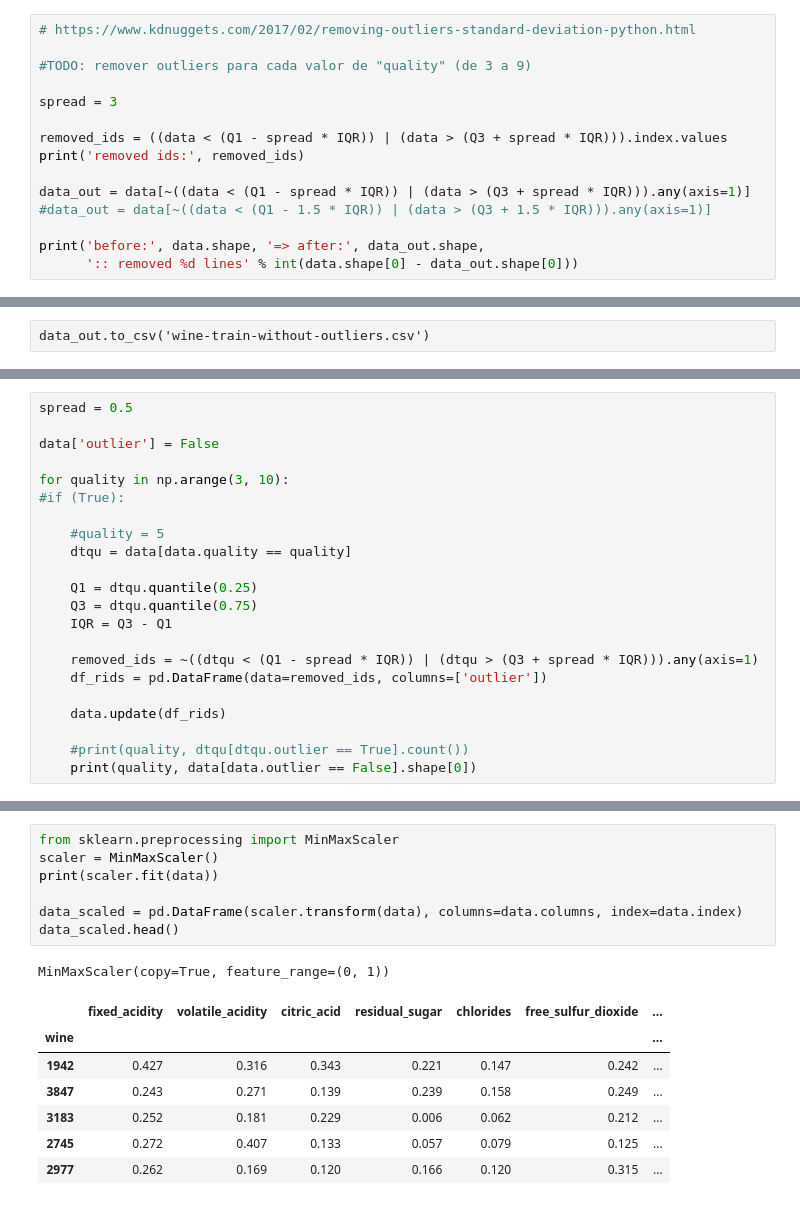
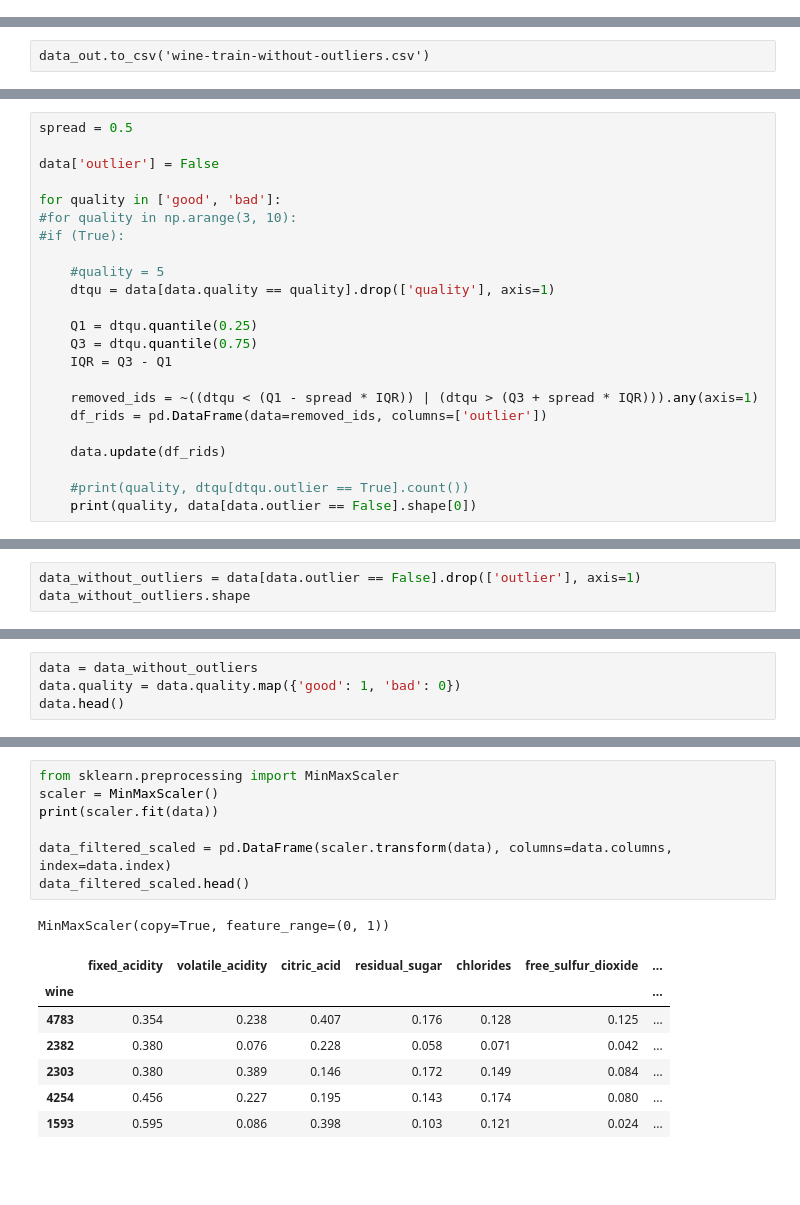
Before and after one commit to hjort/ai-labs, a Jupyter notebook: kaggle/serpro-wine/Wine - 1 Análise Exploratória.ipynb, the cells around one changed output, grey strips where cells are left out. Saved outputs shown, nothing was run; the diff lists cells and outputs as text; blank space fills up the shorter version.

```diff
--- a/kaggle/serpro-wine/Wine - 1 Análise Exploratória.ipynb
+++ b/kaggle/serpro-wine/Wine - 1 Análise Exploratória.ipynb
@@ -200,17 +162,2 @@ dtype: float64
 # %% [raw]
 print(data < (Q1 - 1.5 * IQR)) | (data > (Q3 + 1.5 * IQR))
-# %%
-# https://www.kdnuggets.com/2017/02/removing-outliers-standard-deviation-python.html
-
-#TODO: remover outliers para cada valor de "quality" (de 3 a 9)
-
-spread = 3
-
-removed_ids = ((data < (Q1 - spread * IQR)) | (data > (Q3 + spread * IQR))).index.values
-print('removed ids:', removed_ids)
-
-data_out = data[~((data < (Q1 - spread * IQR)) | (data > (Q3 + spread * IQR))).any(axis=1)]
-#data_out = data[~((data < (Q1 - 1.5 * IQR)) | (data > (Q3 + 1.5 * IQR))).any(axis=1)]
-
-print('before:', data.shape, '=> after:', data_out.shape,
-      ':: removed %d lines' % int(data.shape[0] - data_out.shape[0]))
@@ -240,11 +193,12 @@ spread = 0.5
 
 data['outlier'] = False
 
-for quality in np.arange(3, 10):
+for quality in ['good', 'bad']:
+#for quality in np.arange(3, 10):
 #if (True):
 
     #quality = 5
-    dtqu = data[data.quality == quality]
+    dtqu = data[data.quality == quality].drop(['quality'], axis=1)
 
     Q1 = dtqu.quantile(0.25)
     Q3 = dtqu.quantile(0.75)
@@ -296,0 +244,3 @@ data[data.outlier == False].shape
+# %%
+data_without_outliers = data[data.outlier == False].drop(['outlier'], axis=1)
+data_without_outliers.shape
@@ -303,0 +261,4 @@ data_out.head()
+# %%
+data = data_without_outliers
+data.quality = data.quality.map({'good': 1, 'bad': 0})
+data.head()
@@ -304,17 +273,17 @@ data_out.head()
 # %%
 from sklearn.preprocessing import MinMaxScaler
 scaler = MinMaxScaler()
 print(scaler.fit(data))
 
-data_scaled = pd.DataFrame(scaler.transform(data), columns=data.columns, index=data.index)
-data_scaled.head()
+data_filtered_scaled = pd.DataFrame(scaler.transform(data), columns=data.columns, index=data.index)
+data_filtered_scaled.head()
 # %% [output]
 MinMaxScaler(copy=True, feature_range=(0, 1))
 |  | fixed_acidity | volatile_acidity | citric_acid | residual_sugar | chlorides | free_sulfur_dioxide | ... |
 | wine |  |  |  |  |  |  | ... |
-| 1942 | 0.427 | 0.316 | 0.343 | 0.221 | 0.147 | 0.242 | ... |
-| 3847 | 0.243 | 0.271 | 0.139 | 0.239 | 0.158 | 0.249 | ... |
-| 3183 | 0.252 | 0.181 | 0.229 | 0.006 | 0.062 | 0.212 | ... |
-| 2745 | 0.272 | 0.407 | 0.133 | 0.057 | 0.079 | 0.125 | ... |
-| 2977 | 0.262 | 0.169 | 0.120 | 0.166 | 0.120 | 0.315 | ... |
+| 4783 | 0.354 | 0.238 | 0.407 | 0.176 | 0.128 | 0.125 | ... |
+| 2382 | 0.380 | 0.076 | 0.228 | 0.058 | 0.071 | 0.042 | ... |
+| 2303 | 0.380 | 0.389 | 0.146 | 0.172 | 0.149 | 0.084 | ... |
+| 4254 | 0.456 | 0.227 | 0.195 | 0.143 | 0.174 | 0.080 | ... |
+| 1593 | 0.595 | 0.086 | 0.398 | 0.103 | 0.121 | 0.024 | ... |
 # %%
```
Also changed, not shown: parts of 27 cells of this notebook, 9 other files.
